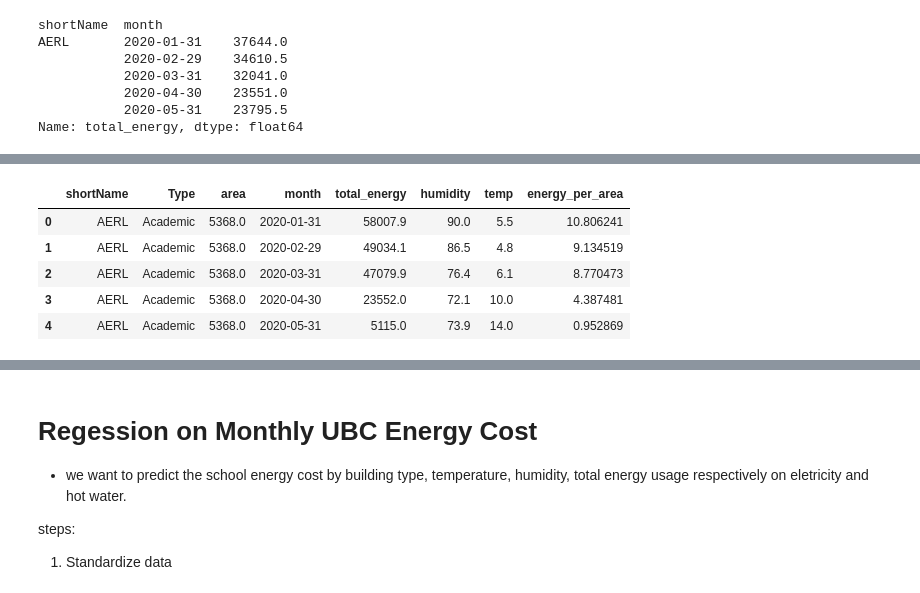
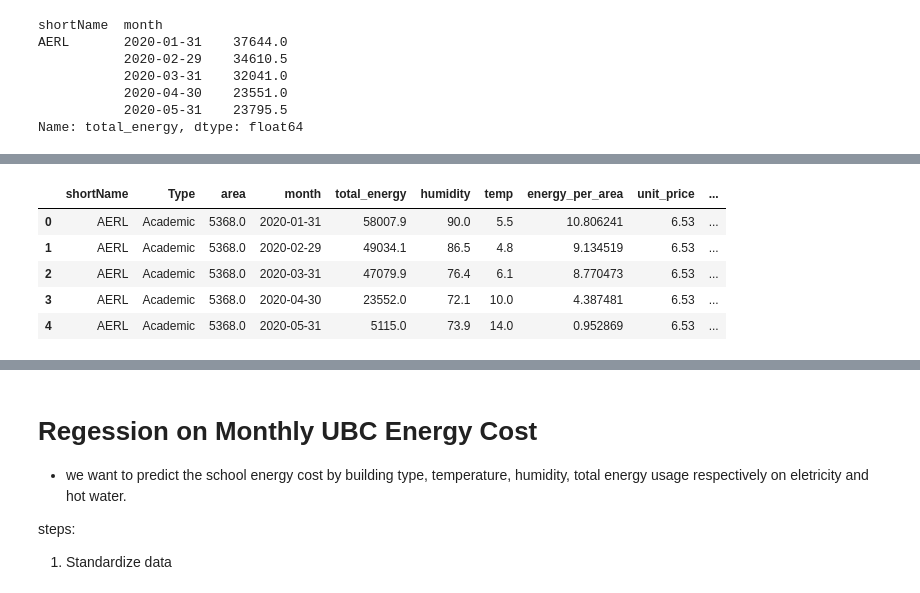
Before and after one commit to Speculatorrr/ECON323-Building-Energy-Analysis, a Jupyter notebook: Final_Project_new.ipynb, the cells around one changed output, grey strips where cells are left out. Cells and saved outputs as stored; diff of their text form; code cells hidden in the pictures.

```diff
--- a/Final_Project_new.ipynb
+++ b/Final_Project_new.ipynb
@@ -271,7 +271,7 @@ Erate.columns = Erate.columns.str.strip()
 Erate["Timestamp"] = pd.to_datetime(Erate["Timestamp"], format="%d/%m/%Y", dayfirst =True)
 Erate = Erate.rename(columns={
     "Timestamp": "month",
-    "Electricity Rate": "Erate"
+    "Electricity Rate": "unit_price"
 })
 Erate.head(5)
 # %% [output]
@@ -332,22 +350,24 @@ long_EEU.head()
 # %%
 df_HWE.set_index("shortName",inplace=True)
 date_HWE = df_HWE.iloc[:, 2:]
 date_HWE.columns = pd.to_datetime(date_HWE.columns)
 tidy_date = date_HWE.T.resample("ME").sum().T.stack()
 tidy_date.index.names = ["shortName", "month"]
 tidy_date.name = "total_energy"
 merge_HWE = pd.merge(df_HWE, tidy_date.reset_index(), on="shortName")
 long_HWE = merge_HWE.loc[:, ["shortName", "Type", "area", "month", "total_energy"]]
 long_HWE = pd.merge(long_HWE, data, on="month")
 long_HWE["energy_per_area"] = long_HWE["total_energy"]/long_HWE["area"]
+long_HWE = pd.merge(long_HWE, Erate, on="month", how="left")
+long_HWE["total_price"] = long_HWE["total_energy"]*long_HWE["unit_price"]
 long_HWE.head()
 # %% [output]
-|  | shortName | Type | area | month | total_energy | humidity | temp | energy_per_area |
-| 0 | AERL | Academic | 5368.0 | 2020-01-31 | 58007.9 | 90.0 | 5.5 | 10.806241 |
-| 1 | AERL | Academic | 5368.0 | 2020-02-29 | 49034.1 | 86.5 | 4.8 | 9.134519 |
-| 2 | AERL | Academic | 5368.0 | 2020-03-31 | 47079.9 | 76.4 | 6.1 | 8.770473 |
-| 3 | AERL | Academic | 5368.0 | 2020-04-30 | 23552.0 | 72.1 | 10.0 | 4.387481 |
-| 4 | AERL | Academic | 5368.0 | 2020-05-31 | 5115.0 | 73.9 | 14.0 | 0.952869 |
+|  | shortName | Type | area | month | total_energy | humidity | temp | energy_per_area | unit_price | ... |
+| 0 | AERL | Academic | 5368.0 | 2020-01-31 | 58007.9 | 90.0 | 5.5 | 10.806241 | 6.53 | ... |
+| 1 | AERL | Academic | 5368.0 | 2020-02-29 | 49034.1 | 86.5 | 4.8 | 9.134519 | 6.53 | ... |
+| 2 | AERL | Academic | 5368.0 | 2020-03-31 | 47079.9 | 76.4 | 6.1 | 8.770473 | 6.53 | ... |
+| 3 | AERL | Academic | 5368.0 | 2020-04-30 | 23552.0 | 72.1 | 10.0 | 4.387481 | 6.53 | ... |
+| 4 | AERL | Academic | 5368.0 | 2020-05-31 | 5115.0 | 73.9 | 14.0 | 0.952869 | 6.53 | ... |
 # %%
 EEdata = ['energy_per_area', 'temp', 'humidity']
 
```
Also changed, not shown: parts of 13 cells of this notebook.
